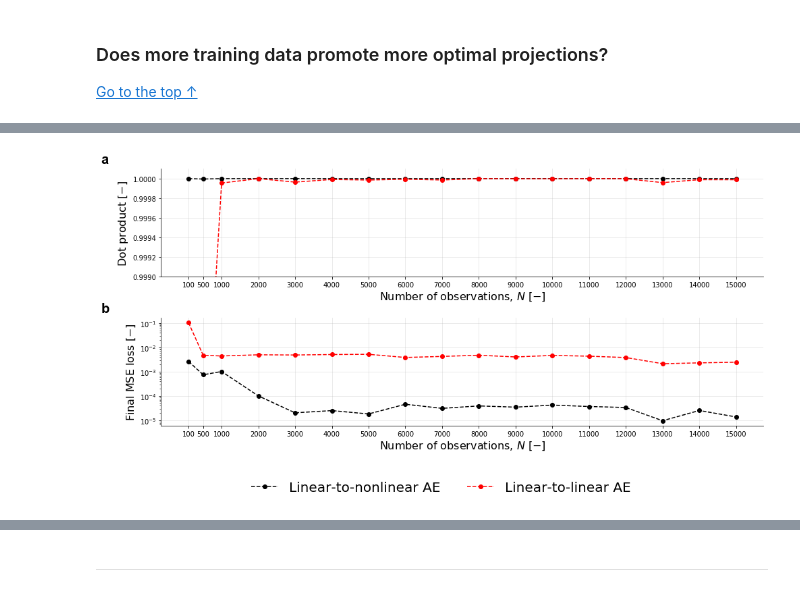
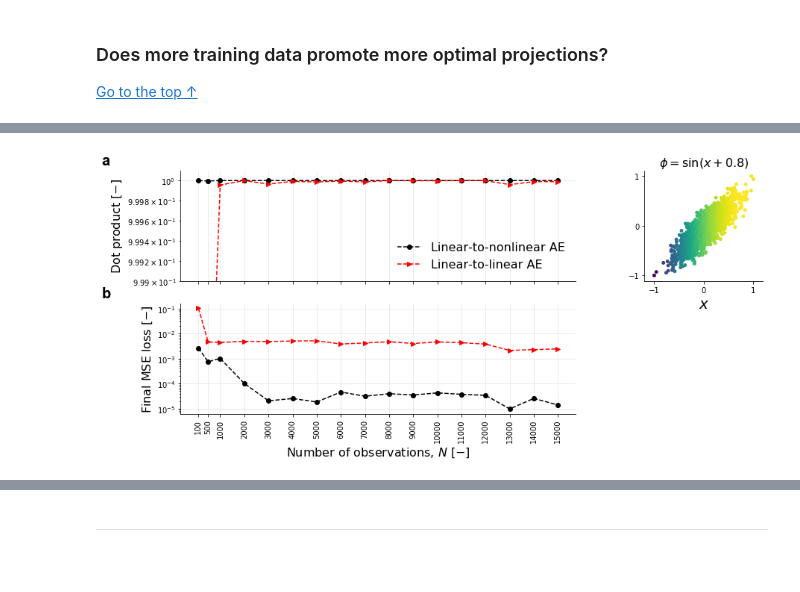
Before and after one commit to kamilazdybal/regression-aware-autoencoder, a Jupyter notebook: code/illustrative-example-on-a-synthetic-2D-dataset.ipynb, the cells around one changed output, grey strips where cells are left out. Saved outputs shown, nothing was run; the diff lists cells and outputs as text; code cells hidden in the pictures; blank space fills up the shorter version.

```diff
--- a/code/illustrative-example-on-a-synthetic-2D-dataset.ipynb
+++ b/code/illustrative-example-on-a-synthetic-2D-dataset.ipynb
@@ -1092,39 +1092,52 @@ Time it took for this run: 12.9 minutes.
 # %%
 dot_product_tanh = pd.read_csv('../results/2D-synthetic-dataset-effect-of-N-phi-1-dot-product-tanh.csv', sep = ',', header=None).to_numpy()
 dot_product_linear = pd.read_csv('../results/2D-synthetic-dataset-effect-of-N-phi-1-dot-product-linear.csv', sep = ',', header=None).to_numpy()
 mse_tanh = pd.read_csv('../results/2D-synthetic-dataset-effect-of-N-phi-1-mse-tanh.csv', sep = ',', header=None).to_numpy()
 mse_linear = pd.read_csv('../results/2D-synthetic-dataset-effect-of-N-phi-1-mse-linear.csv', sep = ',', header=None).to_numpy()
 
-fig = plt.figure(figsize=(16, 7))
-spec = fig.add_gridspec(ncols=1, nrows=3, width_ratios=[1], height_ratios=[1,0.1,1])
+fig = plt.figure(figsize=(14, 6))
+spec = fig.add_gridspec(ncols=3, nrows=2, width_ratios=[1,0,0.3], height_ratios=[1,1])
 
 figure_a = fig.add_subplot(spec[0,0])
-plt.plot(n_points_list, dot_product_tanh, 'ko--')
-plt.plot(n_points_list, dot_product_linear, 'ro--')
-plt.xlabel('Number of observations, $N$ [$-$]', fontsize=16)
+plt.semilogy(n_points_list, dot_product_tanh, 'ko--', label='Linear-to-nonlinear AE')
+plt.semilogy(n_points_list, dot_product_linear, 'r>--', label='Linear-to-linear AE')
 plt.ylabel('Dot product [$-$]', fontsize=16)
 plt.grid(alpha=0.3)
 plt.xticks(n_points_list)
+figure_a.set_xticklabels([])
 plt.gca().spines["top"].set_visible(False)
 plt.gca().spines["right"].set_visible(False)
 plt.ylim([0.999,1.0001])
-plt.text(-0.1,1.05, 'a', fontsize=20, transform=figure_a.transAxes, **hfont)
+plt.text(-0.2,1.05, 'a', fontsize=20, transform=figure_a.transAxes, **hfont)
+plt.legend(ncol=1, frameon=False, fontsize=16, loc='lower right')
 
-figure_b = fig.add_subplot(spec[2,0])
-plt.semilogy(n_points_list, mse_tanh, 'ko--', label='Linear-to-nonlinear AE')
-plt.semilogy(n_points_list, mse_linear, 'ro--', label='Linear-to-linear AE')
+figure_b = fig.add_subplot(spec[1,0])
+plt.semilogy(n_points_list, mse_tanh, 'ko--')
+plt.semilogy(n_points_list, mse_linear, 'r>--')
 plt.xlabel('Number of observations, $N$ [$-$]', fontsize=16)
 plt.ylabel('Final MSE loss [$-$]', fontsize=16)
 plt.grid(alpha=0.3)
-plt.xticks(n_points_list)
+plt.xticks(n_points_list, rotation=90)
 plt.gca().spines["top"].set_visible(False)
 plt.gca().spines["right"].set_visible(False)
-plt.text(-0.1,1.05, 'b', fontsize=20, transform=figure_b.transAxes, **hfont)
-plt.legend(ncol=2, frameon=False, bbox_to_anchor=(0.8,-0.4), fontsize=20)
+plt.text(-0.2,1.05, 'b', fontsize=20, transform=figure_b.transAxes, **hfont)
 
-plt.savefig(plot_save_location + 'AE-effect-of-more-data-points-phi-1.pdf', dpi=300, bbox_inches='tight')
+figure_c = fig.add_subplot(spec[0,2])
+scat = plt.scatter(dataset_2D_normalized[:,0],
+                   dataset_2D_normalized[:,1],
+                   s=15,
+                   c=phi_2D_normalized[:,0])
+plt.axis('equal')
+plt.xticks([-1,0,1])
+plt.yticks([-1,0,1])
+plt.xlabel('$x$', fontsize=20)
+plt.gca().spines["top"].set_visible(False)
+plt.gca().spines["right"].set_visible(False)
+plt.title('$\phi = \sin(x+0.8)$', fontsize=16)
+
+plt.savefig(plot_save_location + 'AE-effect-of-more-data-points-phi-1.png', dpi=300, bbox_inches='tight')
 # %% [output]
-[figure, old version]
+[figure, new version]
 # %%
 mse_tanh = []
 mse_linear = []
```
Also changed, not shown: parts of 1 cell of this notebook, 4 other files.
